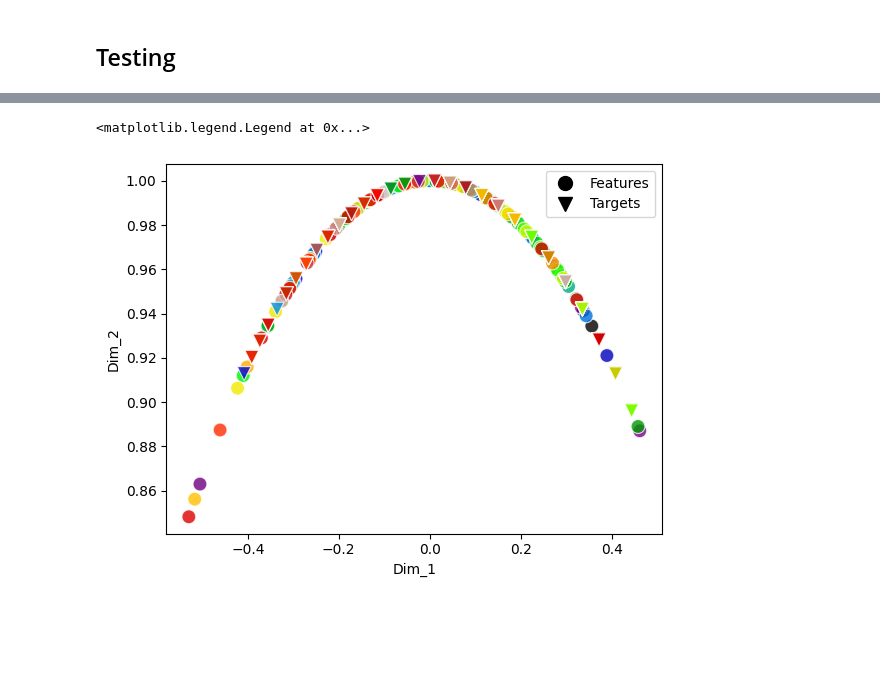
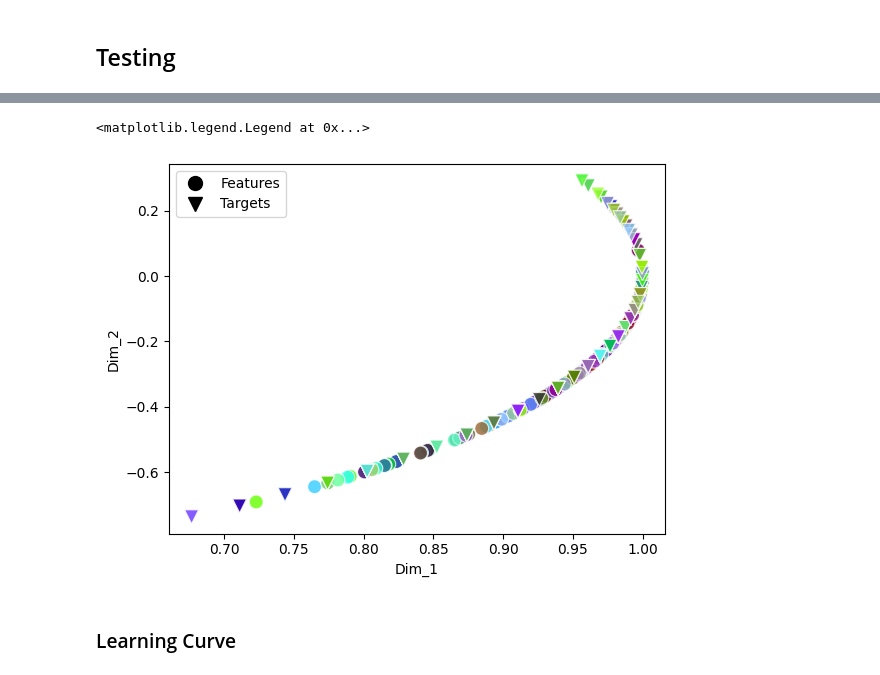
Before and after one commit to victoris93/contrastive-reg, a Jupyter notebook: barbano_aug.ipynb, the cells around one changed output, grey strips where cells are left out. Cells and saved outputs as stored; diff of their text form; code cells hidden in the pictures; blank space fills up the shorter version.

Commit message:
matrix thresholding in MatData

```diff
--- a/barbano_aug.ipynb
+++ b/barbano_aug.ipynb
@@ -133,6 +139,6 @@ def flip_edge_between_regions(matrix, regions, vectorize_mat=True):
 # %%
 class MatData(Dataset):
-    def __init__(self, path_feat, path_target, target_name, transform = None, train=True, train_size = 0.8, test_size=None, test_site = None, regions = None, random_state=42):
+    def __init__(self, path_feat, path_target, target_name, transform = None, train=True, train_size = 0.8, test_size=None, test_site = None, regions = None, threshold_mat = False, threshold_percent = None, random_state=42):
         """
         Initializes the dataset with the capability to handle training and testing splits,
         including multiple views for augmented data.
@@ -168,6 +174,14 @@ class MatData(Dataset):
 
         # Select the subset of data for the current mode (train/test)
         features = features[selected_indices]
+        if threshold_mat:
+            thresholded_feat = []
+            for matrix in features:
+                threshold = np.percentile(matrix, threshold_percent)
+                matrix[matrix < threshold] = 0
+                thresholded_feat.append(matrix)
+            threshold_feat = np.stack(thresholded_feat)
+            features = threshold_feat
         targets = targets[selected_indices]
 
 
@@ -403,9 +417,9 @@ batch_size = 30 # too low values return nan loss
 dropout_rate = 0
 weight_decay = 0
 # %%
-train_dataset = MatData("matrices.npy", "participants.csv", "age", transform = None,test_site = "LA5c")
+train_dataset = MatData("matrices.npy", "participants.csv", "age", transform = None,test_site = "COBRE",threshold_mat = True, threshold_percent = 80)
 # %%
-test_dataset = MatData("matrices.npy", "participants.csv", "age", train=False, test_site = "LA5c")
+test_dataset = MatData("matrices.npy", "participants.csv", "age", train=False, test_site = "COBRE",threshold_mat = True, threshold_percent = 80)
 # %%
 standardized_train_dataset = standardize_dataset(train_dataset)
 std_train_loader = DataLoader(standardized_train_dataset, batch_size=batch_size, shuffle=True)
@@ -643,20 +673,26 @@ emb_features["sub"] = np.arange(1, len(emb_features) +1)
 emb_targets["sub"] = np.arange(1, len(emb_targets) +1)
 emb_features["Type"] = 'Features'
 emb_targets["Type"] = 'Targets'
+# %%
+from utils_v import generate_colors
+
+test_colors = generate_colors(147)
 # %%
 # time to cry
 # I probably messed up the original loss. Went over it multiple times
 import matplotlib.lines as mlines
 
-sns.scatterplot(emb_features, x = 'Dim_1', y = 'Dim_2', s = 100, alpha = 0.8, hue = 'sub', palette = 'nipy_spectral', label='Features')
-sns.scatterplot(emb_targets, x = 'Dim_1', marker = 'v', y = 'Dim_2', s = 100, alpha = 0.8, hue = 'sub', palette = 'nipy_spectral', label='Targets')
-# plt.xlim(-0.1, 0.1)
-# plt.ylim(0.98, 1)
+sns.scatterplot(emb_features, x = 'Dim_1', y = 'Dim_2', s = 100, alpha = 0.8, hue = 'sub', palette = test_colors, label='Features')
+sns.scatterplot(emb_targets, x = 'Dim_1', marker = 'v', y = 'Dim_2', s = 100, alpha = 0.8, hue = 'sub', palette = test_colors, label='Targets')
+# plt.xlim(-0.15, 0.15)
+# plt.ylim(0.97, 1.02)
 
 feature_handle = mlines.Line2D([], [], color='black', marker='o', linestyle='None', markersize=10, label='Features')
 target_handle = mlines.Line2D([], [], color='black', marker='v', linestyle='None', markersize=10, label='Targets')
 
 plt.legend(handles=[feature_handle, target_handle])
 # %% [output]
 <matplotlib.legend.Legend at 0x...>
-[figure, old version]
+[figure, new version]
+# %% [markdown]
+### Learning Curve
```
Also changed, not shown: parts of 12 cells of this notebook.
